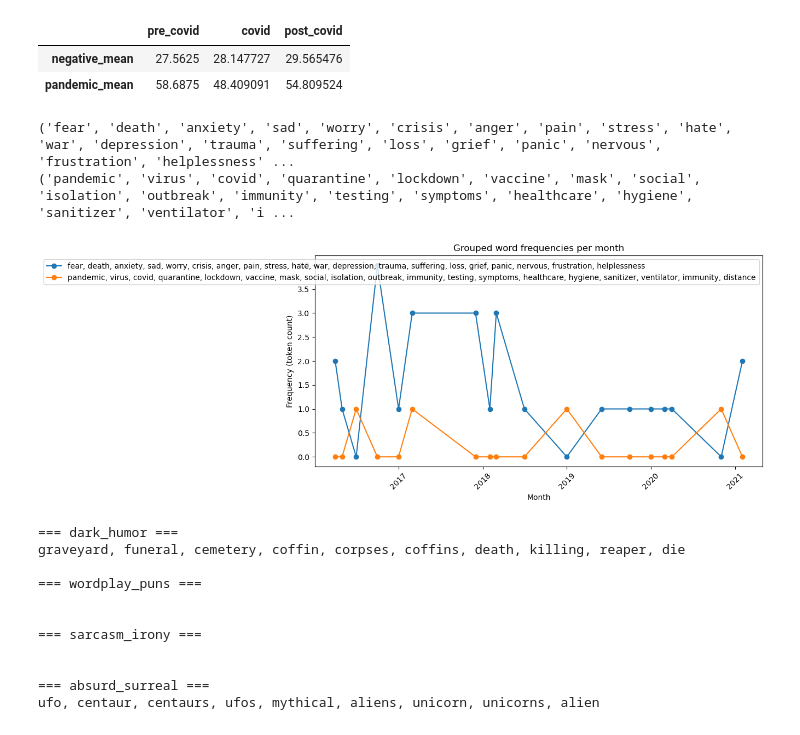
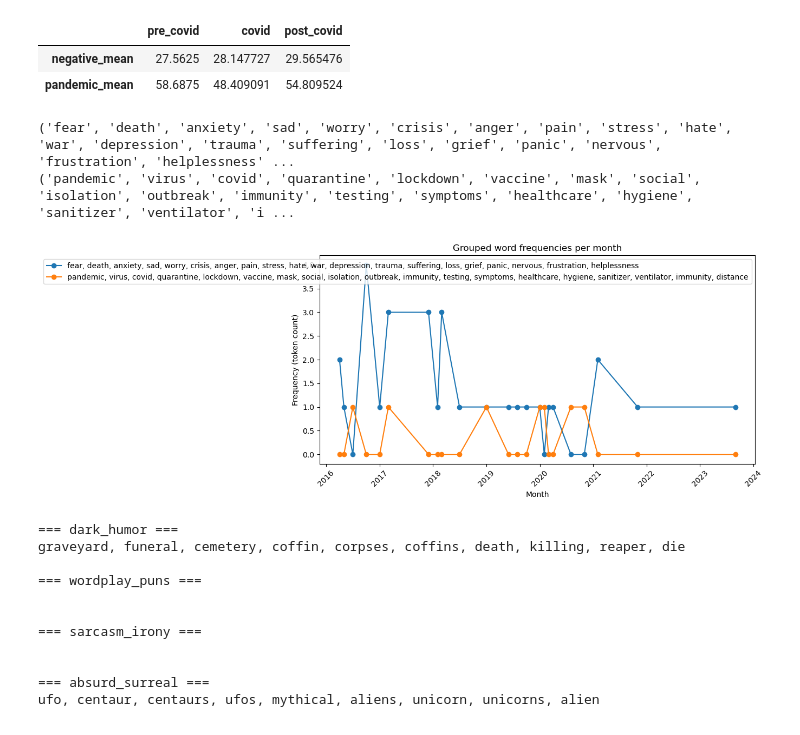
Before and after one commit to epfl-ada/ada-2025-project-data_dinosaur, a Jupyter notebook: google_trend.ipynb, the cells around one changed output. Drawn from its saved outputs; the diff is of its cells as text; code cells hidden in the pictures.

```diff
--- a/google_trend.ipynb
+++ b/google_trend.ipynb
@@ -818,12 +818,13 @@ Average interest levels:
 | pandemic_mean | 58.6875 | 48.409091 | 54.809524 |
 # %%
 CSV_PATH = "data/newyorker_caption_contest/df_complete.csv"
-DATE_COL = "Date"
+DATE_COL = "date"
 TEXT_COLS = [
     "image_locations",
     "image_descriptions",
     "image_uncanny_descriptions",
     "questions",
+    "Top Rated caption",
 ]
 
 # Your word groups. Each tuple is a dict key.
@@ -923,34 +924,34 @@ if __name__ == "__main__":
         print(f"{grp}: {list(md.items())[:6]} ...")  # first few months
 
     # 3) Plot (monthly timeline)
     # Collect all months appearing in any group
     all_month_strs = sorted(
         {m for d in group_month_freq.values() for m in d.keys()},
         key=lambda s: pd.Period(s, freq="M"),
     )
     if not all_month_strs:
         print("No dated tokens found for the given groups.")
     else:
         # convert to timestamps for plotting
         x_periods = [pd.Period(s, freq="M") for s in all_month_strs]
         x_dates = [p.to_timestamp() for p in x_periods]
 
         plt.figure(figsize=(9, 5))
         for grp, mdict in group_month_freq.items():
             y_vals = [mdict.get(s, 0) for s in all_month_strs]
             plt.plot(x_dates, y_vals, marker="o", label=", ".join(grp))
 
         plt.xlabel("Month")
         plt.ylabel("Frequency (token count)")
         plt.title("Grouped word frequencies per month")
         plt.xticks(rotation=45)
         plt.tight_layout()
         plt.legend()
         plt.show()
 # %% [output]
 ('fear', 'death', 'anxiety', 'sad', 'worry', 'crisis', 'anger', 'pain', 'stress', 'hate', 'war', 'depression', 'trauma', 'suffering', 'loss', 'grief', 'panic', 'nervous', 'frustration', 'helplessness' ...
 ('pandemic', 'virus', 'covid', 'quarantine', 'lockdown', 'vaccine', 'mask', 'social', 'isolation', 'outbreak', 'immunity', 'testing', 'symptoms', 'healthcare', 'hygiene', 'sanitizer', 'ventilator', 'i ...
-[figure, old version]
+[figure, new version]
 # %%
 # humor_types_clustering
 
```
Also changed, not shown: parts of 6 cells of this notebook, 7 other files.
